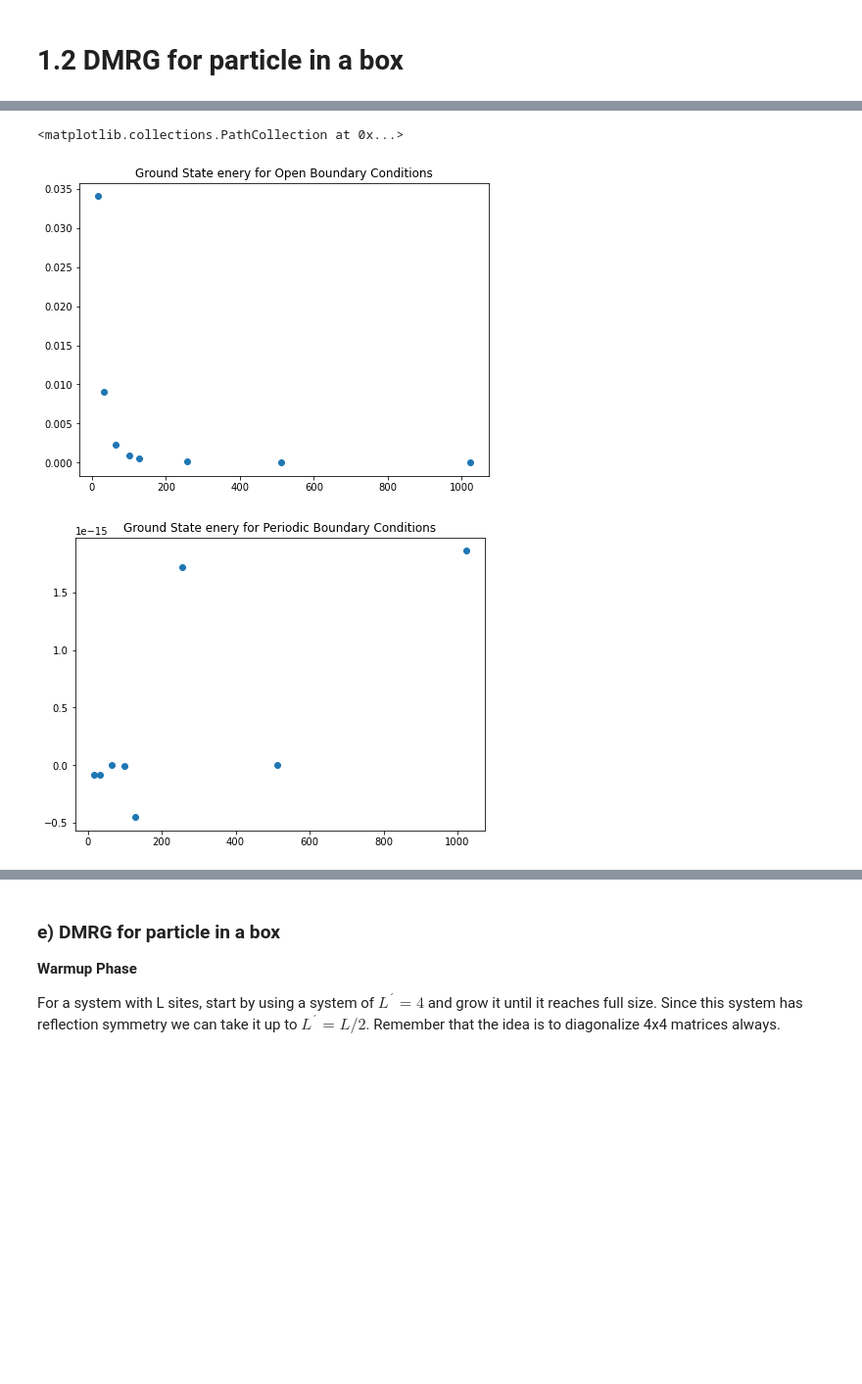
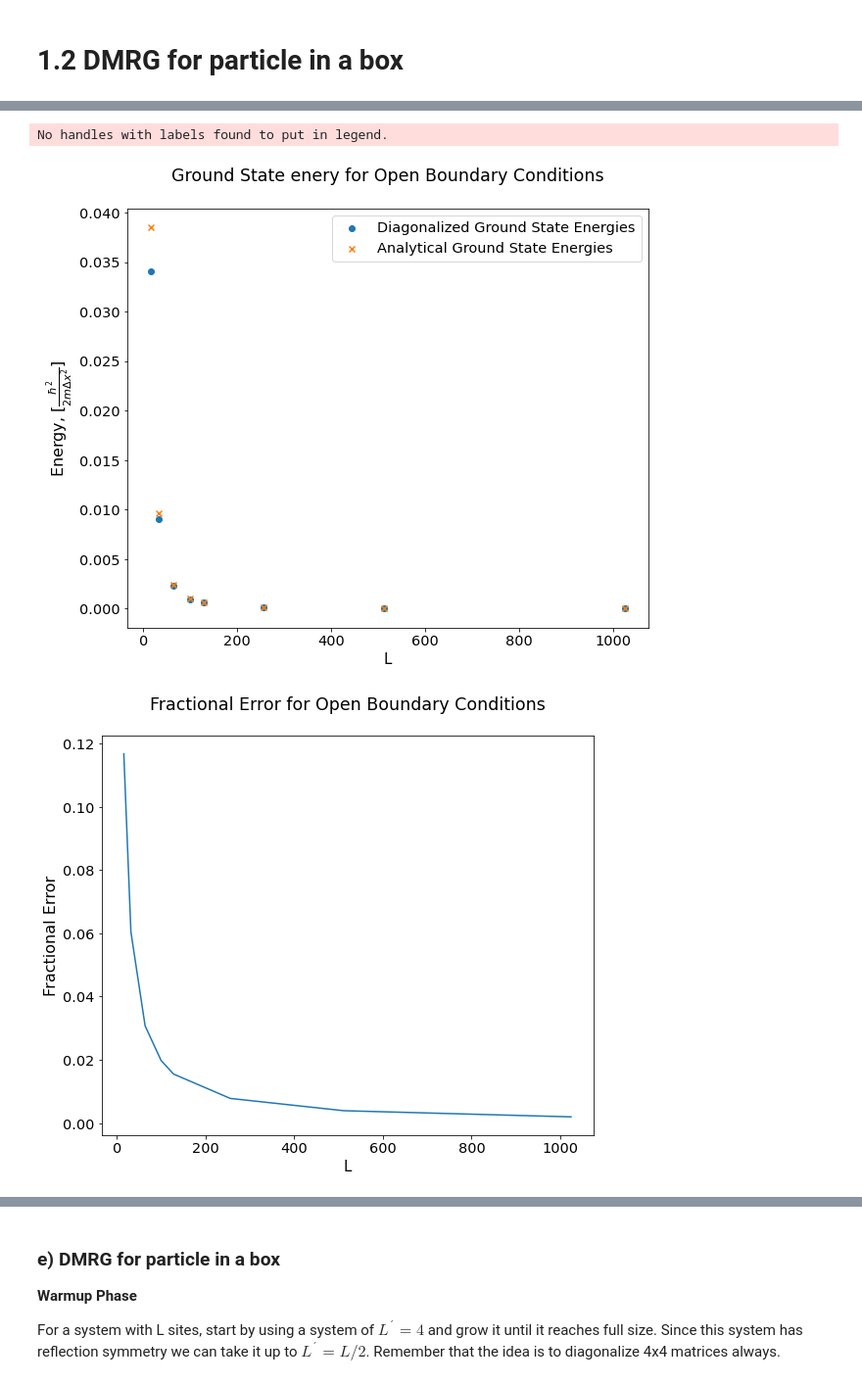
Before and after one commit to Ssalazar12/Physics, a Jupyter notebook: DMRG/Proyect_1.ipynb, the cells around one changed output, grey strips where cells are left out. Shown: that part at 98% size. Cells and saved outputs as stored; diff of their text form; code cells hidden in the pictures; blank space fills up the shorter version.

```diff
--- a/DMRG/Proyect_1.ipynb
+++ b/DMRG/Proyect_1.ipynb
@@ -106,10 +172,0 @@ basis_list = [ basis_1, basis_2, basis_3, basis_4, basis_5, basis_6]
-# %%
-# calculate each matrix element by iterating over the basis list two times
-hamiltonian_matrix = np.zeros((len(basis_list), len(basis_list)))
-# columns iteration
-for i in range(len(basis_list)):
-    # row iteration
-    for j in range(len(basis_list)):
-        hamiltonian_matrix[j,i] = calculate_matrix_term(basis_list[j],basis_list[i])
-
-hamiltonian_matrix
@@ -326,16 +409,44 @@ for i in range(0,len(sistem_sizes)):
     periodic_energies.append(e_per)
     periodic_states.append(psi_per)
-# %%
-# ground state energy
-plt.figure(figsize=(7.5,5.5))
-plt.title("Ground State enery for Open Boundary Conditions")
-plt.scatter(sistem_sizes,open_energies)
-
-# ground state energy
-plt.figure(figsize=(7.5,5.5))
-plt.title("Ground State enery for Periodic Boundary Conditions")
-plt.scatter(sistem_sizes,periodic_energies)
-# %% [output]
-<matplotlib.collections.PathCollection at 0x...>
-[figure, removed]
-[figure, removed]
+# %%
+matplotlib.rcParams.update({'font.size': 14.5})
+
+# ground state energy
+plt.figure(figsize=(9,7.5))
+plt.title(r"Ground State enery for Open Boundary Conditions", y=1.05)
+plt.scatter(sistem_sizes,open_energies, label='Diagonalized Ground State Energies')
+plt.scatter(sistem_sizes,exact_open_energies, marker = 'x', label='Analytical Ground State Energies')
+
+# adjusting the plot
+plt.xlabel(r'L', fontsize=15)
+plt.ylabel(r'Energy, $[\frac{\hbar^2}{2m\Delta x^2}]$',fontsize=16)
+plt.tight_layout()
+plt.legend()
+plt.savefig('exact_diagonalization_obc')
+
+# calculate and plot the fractional error as a function of system size
+p_error = np.abs(np.asarray(open_energies) - \
+          np.asarray(exact_open_energies))/np.abs(np.asarray(exact_open_energies))
+
+plt.figure(figsize=(9,7.5))
+plt.title(r"Fractional Error for Open Boundary Conditions", y=1.05)
+plt.plot(sistem_sizes,p_error)
+plt.xlabel(r'L', fontsize=15)
+plt.ylabel(r'Fractional Error',fontsize=16)
+plt.savefig('error_obc')
+
+
+# ground state energy
+plt.figure(figsize=(9,7.5))
+plt.title("Ground State enery for Periodic Boundary Conditions", y=1.05)
+plt.scatter(sistem_sizes,periodic_energies)
+plt.xlabel(r'L', fontsize=15)
+plt.ylabel(r'Energy, $[\frac{\hbar^2}{2m\Delta x^2}]$',fontsize=16)
+plt.tight_layout()
+plt.legend()
+
+plt.savefig('exact_diagonalization_pbc')
+# %% [output]
+No handles with labels found to put in legend.
+[figure, added]
+[figure, added]
```
Also changed, not shown: parts of 35 cells of this notebook, 8 other files.
